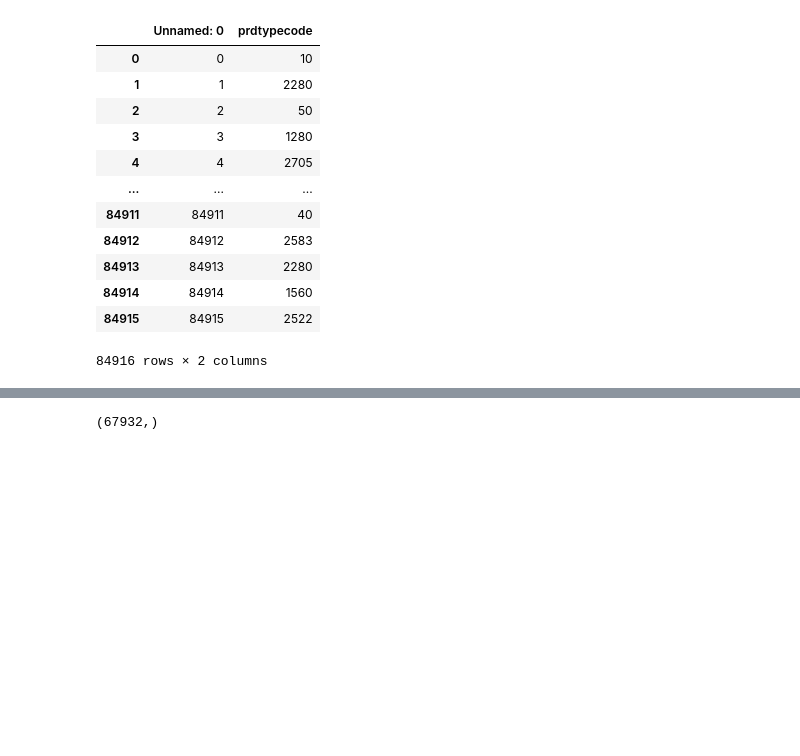
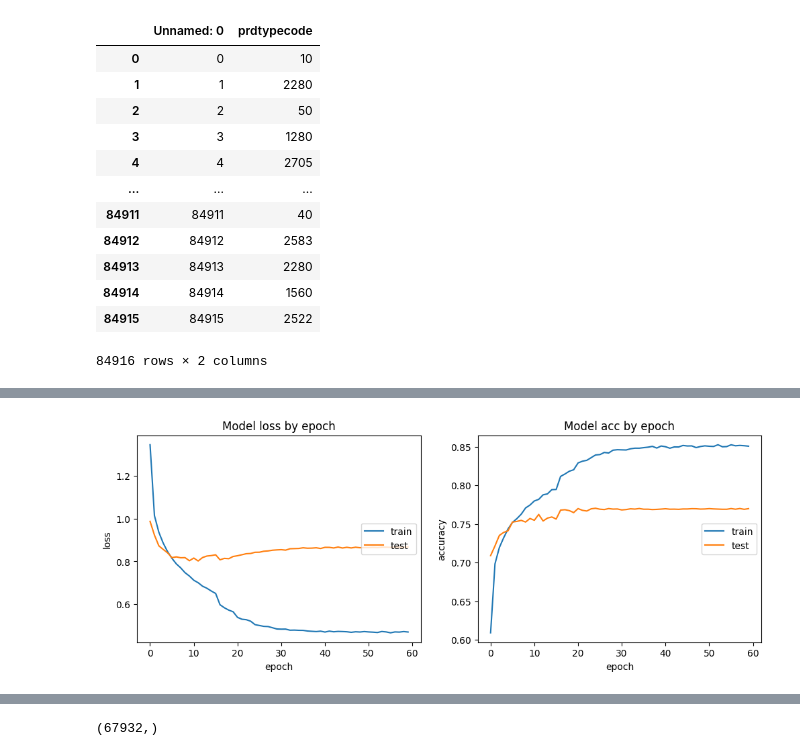
Before and after one commit to ManDes71/Rakuten_Text_Classification_TensorFlow, a Jupyter notebook: notebooks/Modele_RNN_07.ipynb, the cells around one changed output, grey strips where cells are left out. Drawn from its saved outputs; the diff is of its cells as text; code cells hidden in the pictures; blank space fills up the shorter version.

```diff
--- a/notebooks/Modele_RNN_07.ipynb
+++ b/notebooks/Modele_RNN_07.ipynb
@@ -179,0 +429,17 @@ https://xiaoouwang.medium.com/classification-de-commentaires-avec-camembert-sans
+# %%
+model.compile(optimizer=Adam(learning_rate=1e-3), loss='categorical_crossentropy', metrics=['accuracy'])
+# %%
+# Supposons que `texts` est déjà divisé en X_train et X_test
+# Appliquez le tokenizer et le padding séparément sur X_train et X_test
+X_train_seq = tokenizer.texts_to_sequences(X_train)
+X_train_padded = pad_sequences(X_train_seq, maxlen=MAXLEN, padding='post', truncating='post')
+
+X_test_seq = tokenizer.texts_to_sequences(X_test)
+X_test_padded = pad_sequences(X_test_seq, maxlen=MAXLEN, padding='post', truncating='post')
+# %%
+# Entraînement du modèle
+training_history = model.fit(X_train_padded, y_train_dummy, epochs=40, validation_split=0.2, callbacks=[lr_plateau])
+
+# Évaluation du modèle
+loss, accuracy = model.evaluate(X_test_padded, y_test_dummy)
+print(f'Loss: {loss}, Accuracy: {accuracy}')
@@ -179,0 +479,26 @@ https://xiaoouwang.medium.com/classification-de-commentaires-avec-camembert-sans
+# %%
+train_acc = training_history.history['accuracy']
+val_acc = training_history.history['val_accuracy']
+tloss = training_history.history['loss']
+tvalloss=training_history.history['val_loss']
+# %%
+plt.figure(figsize=(12,4))
+plt.subplot(121)
+plt.plot(tloss)
+plt.plot(tvalloss)
+plt.title('Model loss by epoch')
+plt.ylabel('loss')
+plt.xlabel('epoch')
+plt.legend(['train', 'test'], loc='right')
+
+
+
+plt.subplot(122)
+plt.plot(train_acc)
+plt.plot(val_acc)
+plt.title('Model acc by epoch')
+plt.ylabel('accuracy')
+plt.xlabel('epoch')
+plt.legend(['train', 'test'], loc='right');
+# %% [output]
+[figure, added]
```
Also changed, not shown: parts of 47 cells of this notebook.
